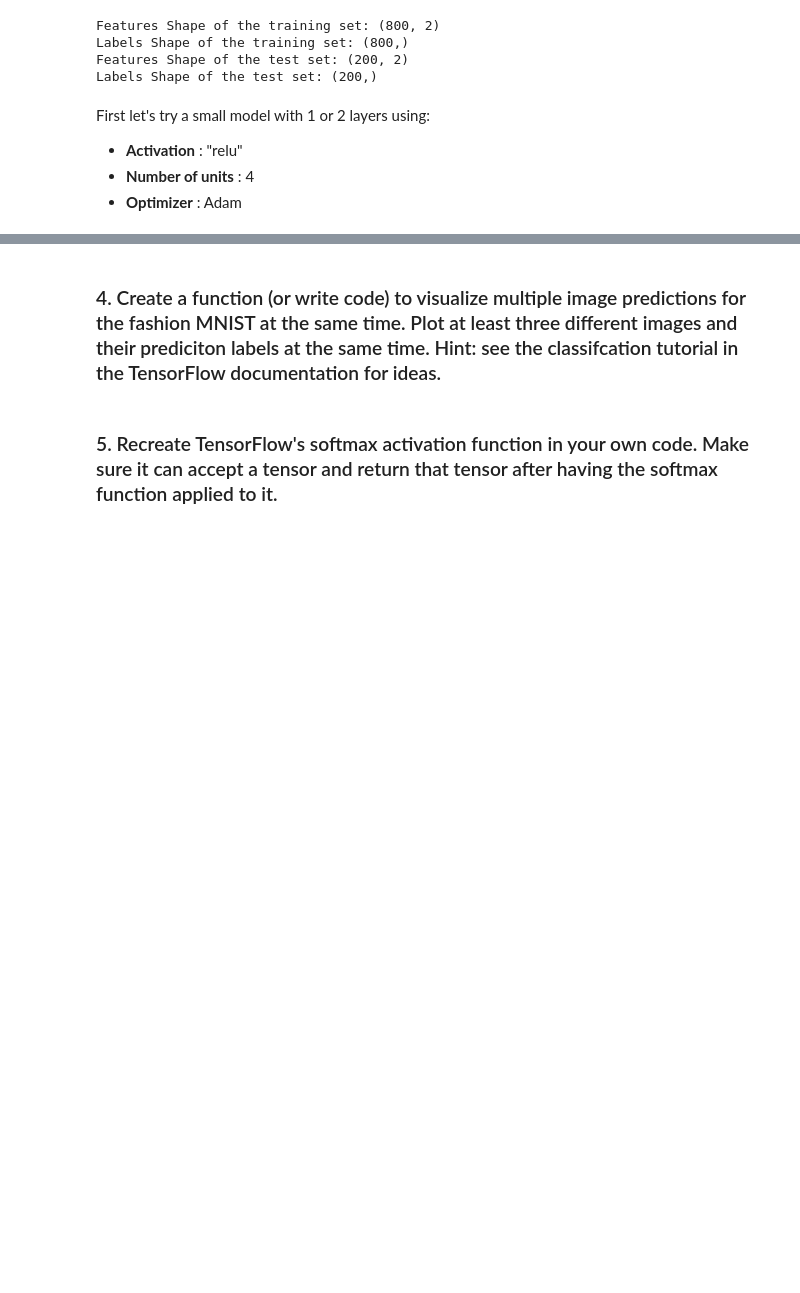
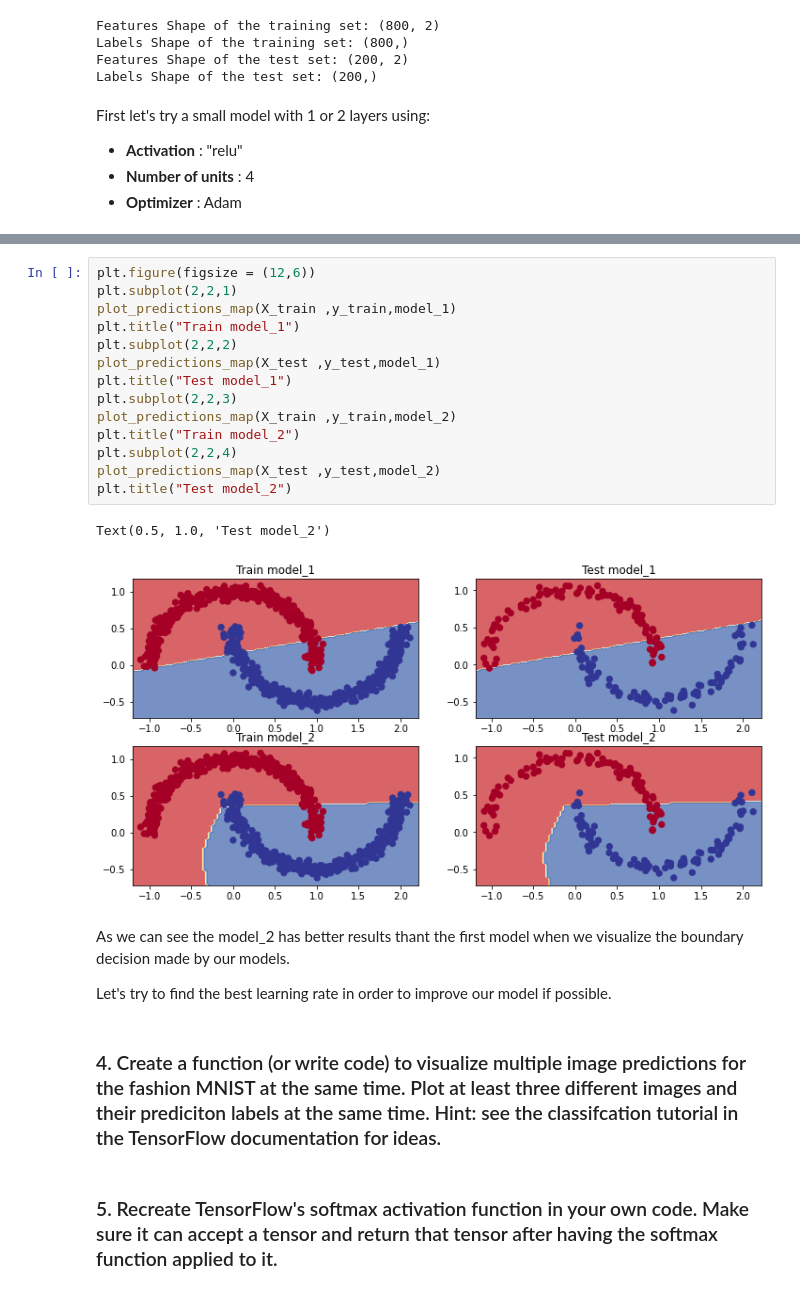
Before and after one commit to danchaud-vincent/tensorflow-deep-learning, a Jupyter notebook: exercices-solutions/02-Neural_Network_For_Classification_problem_Exercices.ipynb, the cells around one changed output, grey strips where cells are left out. Drawn from its saved outputs; the diff is of its cells as text; blank space fills up the shorter version.

```diff
--- a/exercices-solutions/02-Neural_Network_For_Classification_problem_Exercices.ipynb
+++ b/exercices-solutions/02-Neural_Network_For_Classification_problem_Exercices.ipynb
@@ -148,3 +279,24 @@ history_1 = model_1.fit
+# %%
+plt.figure(figsize = (12,6))
+plt.subplot(2,2,1)
+plot_predictions_map(X_train ,y_train,model_1)
+plt.title("Train model_1")
+plt.subplot(2,2,2)
+plot_predictions_map(X_test ,y_test,model_1)
+plt.title("Test model_1")
+plt.subplot(2,2,3)
+plot_predictions_map(X_train ,y_train,model_2)
+plt.title("Train model_2")
+plt.subplot(2,2,4)
+plot_predictions_map(X_test ,y_test,model_2)
+plt.title("Test model_2")
+# %% [output]
+Text(0.5, 1.0, 'Test model_2')
+[figure, added]
+# %% [markdown]
+As we can see the model_2 has better results thant the first model  when we visualize the boundary decision made by our models.
+
+Let's try to find the best learning rate in order to improve our model if possible.
 # %% [markdown]
 ### 4. Create a function (or write code) to visualize multiple image predictions for the fashion MNIST at the same time. Plot at least three different images and their prediciton labels at the same time. Hint: see the classifcation tutorial in the TensorFlow documentation for ideas.
 # %% [markdown]
```
Also changed, not shown: parts of 9 cells of this notebook.
